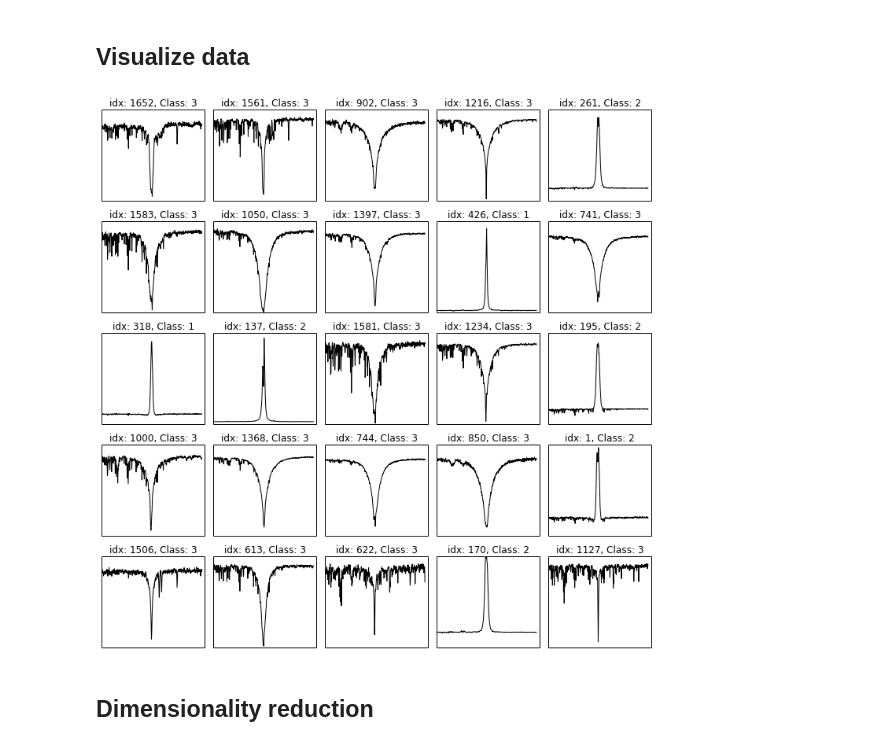
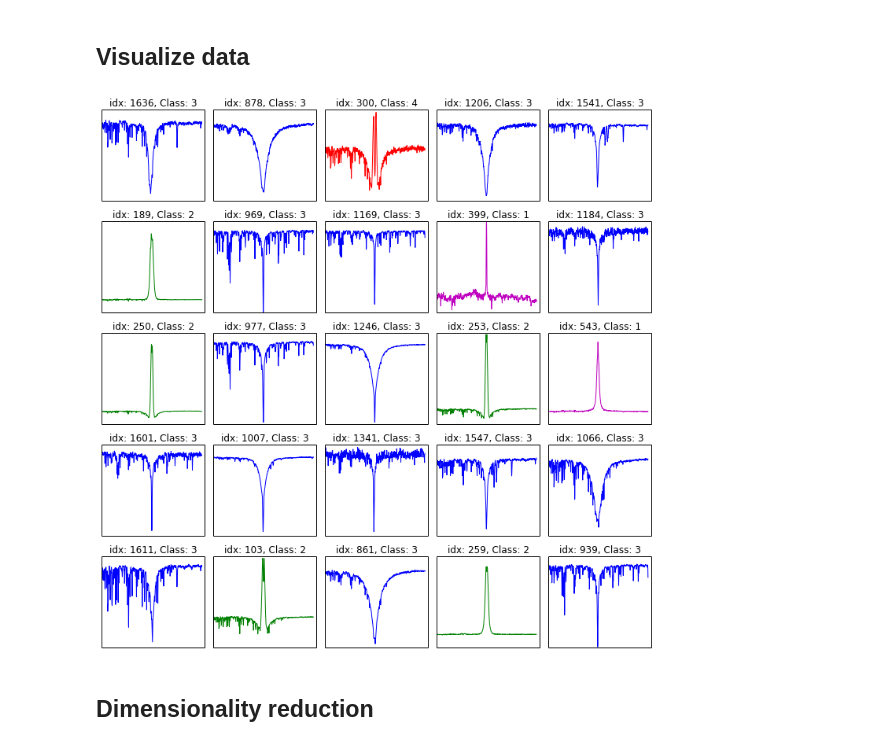
Before and after one commit to astar/hungary2014, a Jupyter notebook: notebooks/final.ipynb, the cells around one changed output. Cells and saved outputs as stored; diff of their text form; code cells hidden in the pictures.

```diff
--- a/notebooks/final.ipynb
+++ b/notebooks/final.ipynb
@@ -34,15 +34,23 @@ classes: [1.0, 2.0, 3.0, 4.0]
+# %%
+def get_color(x):
+    return {
+        1: 'm',
+        2: 'g',
+        3: 'b',
+        4: 'r',
+    }.get(x, 0)
 # %%
 #Random 250 spectra from dataset
 plt.rcParams['figure.figsize'] = (10, 10)
 for i, j in enumerate(np.random.permutation(X.shape[0])[:25]):
     plt.subplot(5, 5, (i + 1))
-    plt.plot(X[j],c='k')
+    plt.plot(X[j],c=get_color(y[j]))
     plt.title("idx: %d, Class: %d" % (j, y[j]) )
     plt.xticks(()), plt.yticks(())
     plt.tight_layout()
 plt.savefig('../poster/figures/sample.pdf', transparent=True)
 # %% [output]
-[figure, old version]
+[figure, new version]
 # %% [markdown]
 ## Dimensionality reduction
 # %% [markdown]
```
Also changed, not shown: parts of 2 cells of this notebook, 4 other files.
